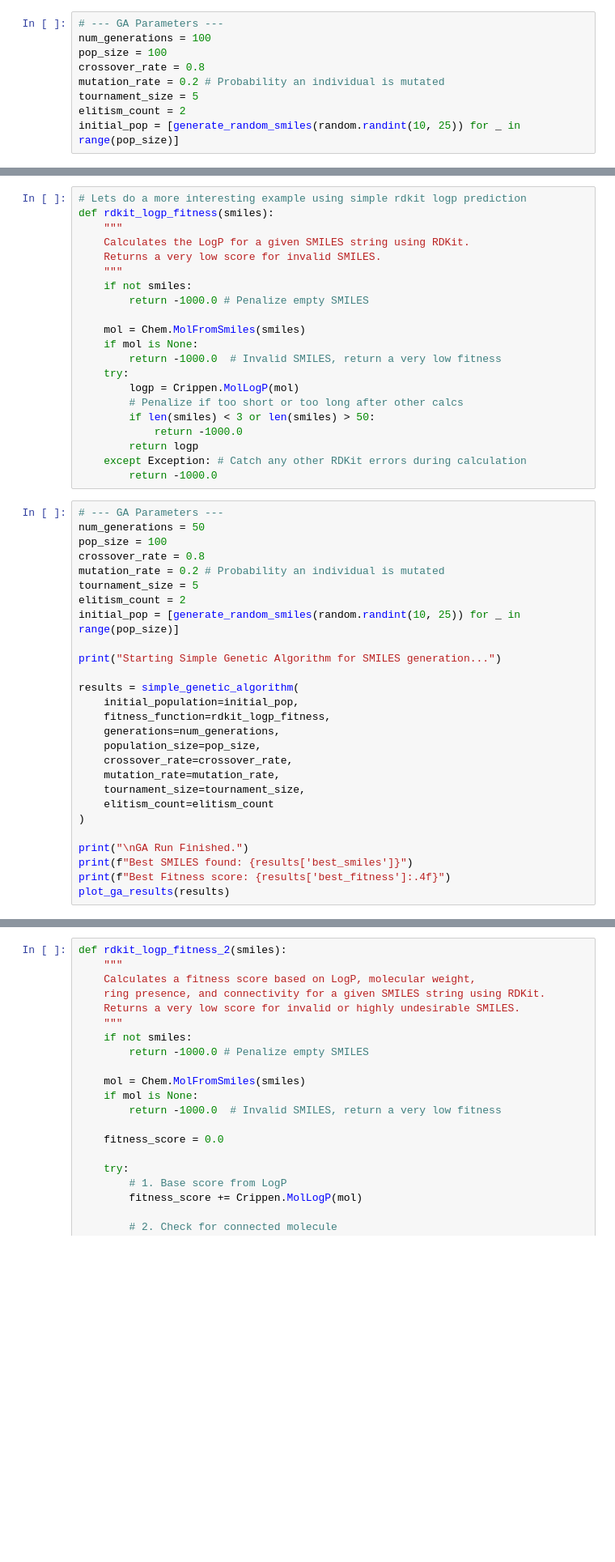
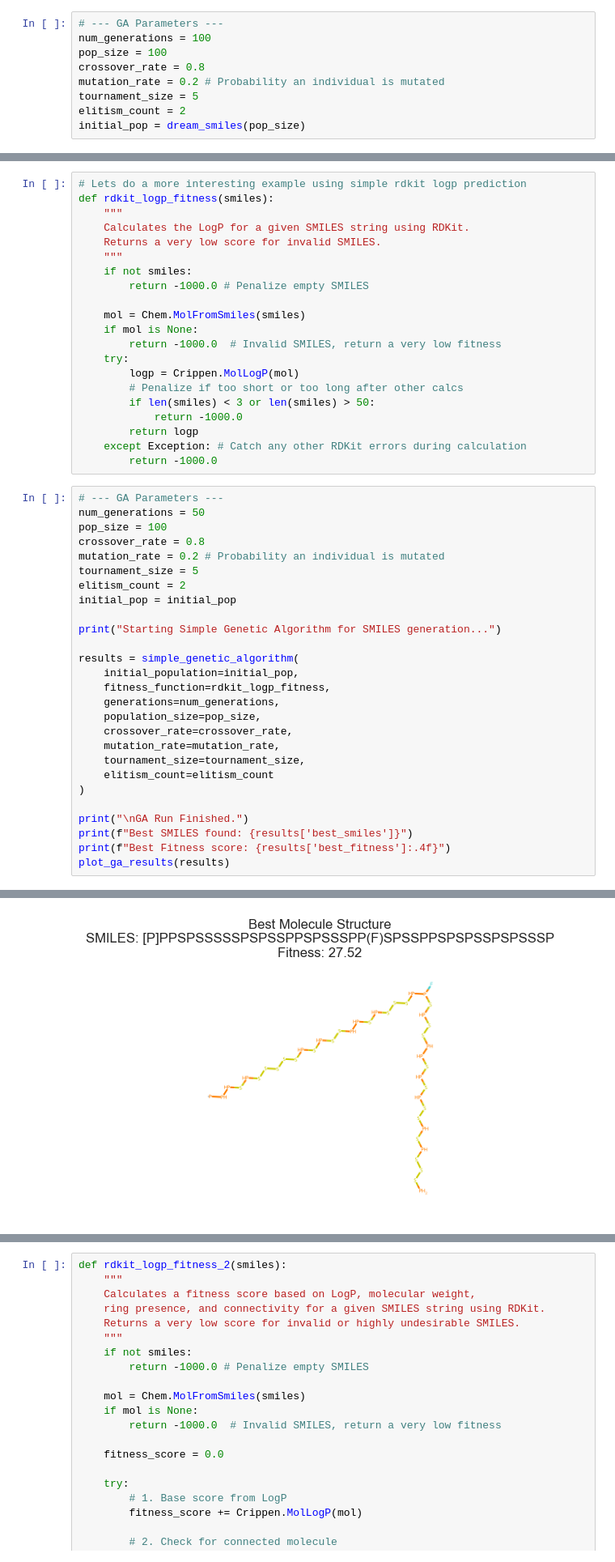
Before and after one commit to jhelaja/CHEM-006, a Jupyter notebook: Sessions/Laplaza_sessions/gm.ipynb, the cells around one changed output, grey strips where cells are left out. Shown at 81% size. Drawn from its saved outputs; the diff is of its cells as text; blank space fills up the shorter version.

```diff
--- a/Sessions/Laplaza_sessions/gm.ipynb
+++ b/Sessions/Laplaza_sessions/gm.ipynb
@@ -78,7 +83,7 @@ crossover_rate = 0.8
 mutation_rate = 0.2 # Probability an individual is mutated
 tournament_size = 5
 elitism_count = 2
-initial_pop = [generate_random_smiles(random.randint(10, 25)) for _ in range(pop_size)]
+initial_pop = dream_smiles(pop_size)
 # %%
 print("Starting Simple Genetic Algorithm for SMILES generation...")
 
@@ -126,7 +151,7 @@ crossover_rate = 0.8
 mutation_rate = 0.2 # Probability an individual is mutated
 tournament_size = 5
 elitism_count = 2
-initial_pop = [generate_random_smiles(random.randint(10, 25)) for _ in range(pop_size)]
+initial_pop = initial_pop
 
 print("Starting Simple Genetic Algorithm for SMILES generation...")
 
@@ -145,3 +170,4 @@ print("\nGA Run Finished.")
 print(f"Best SMILES found: {results['best_smiles']}")
 print(f"Best Fitness score: {results['best_fitness']:.4f}")
 plot_ga_results(results)
+# %% [output]
@@ -147,0 +191 @@ plot_ga_results(results)
+[figure, added]
```
Also changed, not shown: parts of 10 cells of this notebook, 2 other files.
